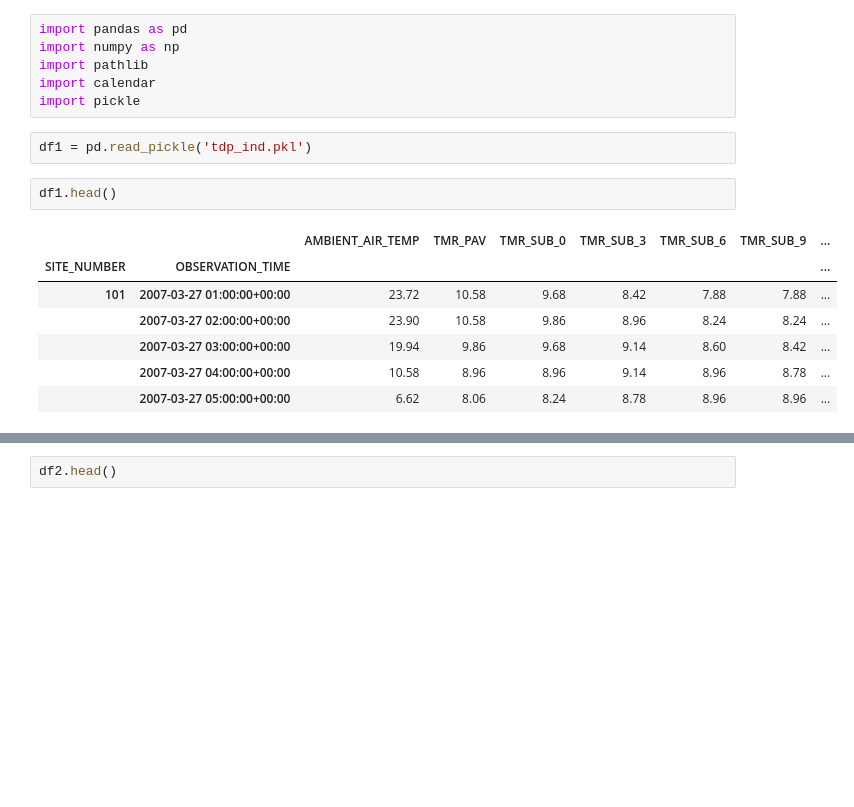
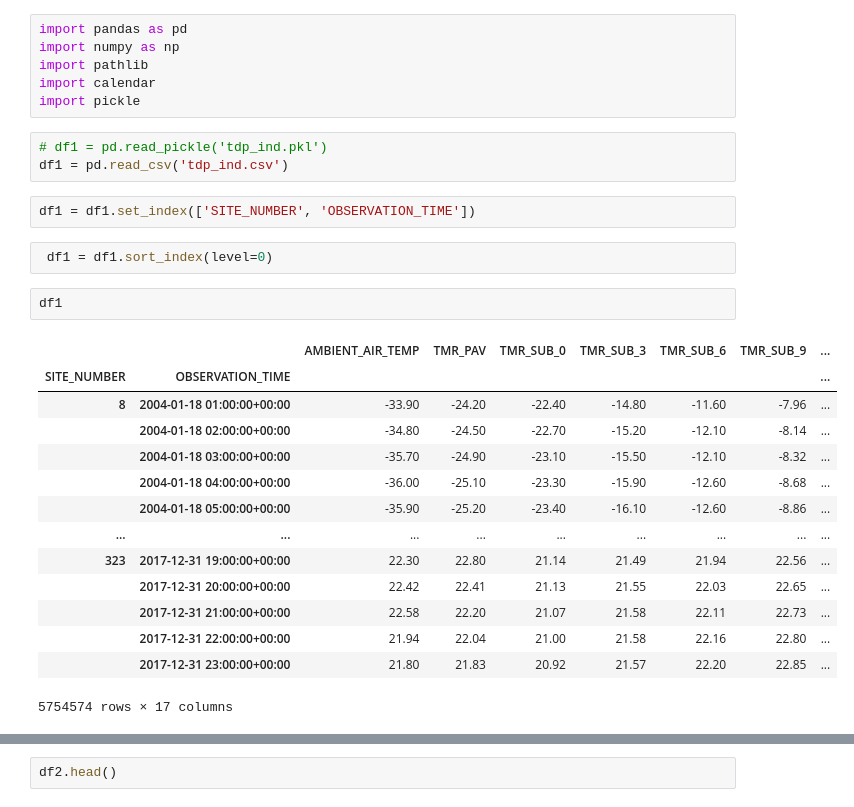
Before and after one commit to erikjamesmason/Temperature_Data_Probe_2, a Jupyter notebook: tdp_ind2.ipynb, the cells around one changed output, grey strips where cells are left out. Cells and saved outputs as stored; diff of their text form; blank space fills up the shorter version.

Commit message:
indexing practice csv vs pkl

```diff
--- a/tdp_ind2.ipynb
+++ b/tdp_ind2.ipynb
@@ -5,17 +5,29 @@ import pathlib
 import calendar
 import pickle
 # %%
-df1 = pd.read_pickle('tdp_ind.pkl')
+# df1 = pd.read_pickle('tdp_ind.pkl')
+df1 = pd.read_csv('tdp_ind.csv')
+# %%
+df1 = df1.set_index(['SITE_NUMBER', 'OBSERVATION_TIME'])
+# %%
+ df1 = df1.sort_index(level=0)
 # %%
-df1.head()
+df1
 # %% [output]
 |  |  | AMBIENT_AIR_TEMP | TMR_PAV | TMR_SUB_0 | TMR_SUB_3 | TMR_SUB_6 | TMR_SUB_9 | ... |
 | SITE_NUMBER | OBSERVATION_TIME |  |  |  |  |  |  | ... |
-| 101 | 2007-03-27 01:00:00+00:00 | 23.72 | 10.58 | 9.68 | 8.42 | 7.88 | 7.88 | ... |
-|  | 2007-03-27 02:00:00+00:00 | 23.90 | 10.58 | 9.86 | 8.96 | 8.24 | 8.24 | ... |
-|  | 2007-03-27 03:00:00+00:00 | 19.94 | 9.86 | 9.68 | 9.14 | 8.60 | 8.42 | ... |
-|  | 2007-03-27 04:00:00+00:00 | 10.58 | 8.96 | 8.96 | 9.14 | 8.96 | 8.78 | ... |
-|  | 2007-03-27 05:00:00+00:00 | 6.62 | 8.06 | 8.24 | 8.78 | 8.96 | 8.96 | ... |
+| 8 | 2004-01-18 01:00:00+00:00 | -33.90 | -24.20 | -22.40 | -14.80 | -11.60 | -7.96 | ... |
+|  | 2004-01-18 02:00:00+00:00 | -34.80 | -24.50 | -22.70 | -15.20 | -12.10 | -8.14 | ... |
+|  | 2004-01-18 03:00:00+00:00 | -35.70 | -24.90 | -23.10 | -15.50 | -12.10 | -8.32 | ... |
+|  | 2004-01-18 04:00:00+00:00 | -36.00 | -25.10 | -23.30 | -15.90 | -12.60 | -8.68 | ... |
+|  | 2004-01-18 05:00:00+00:00 | -35.90 | -25.20 | -23.40 | -16.10 | -12.60 | -8.86 | ... |
+| ... | ... | ... | ... | ... | ... | ... | ... | ... |
+| 323 | 2017-12-31 19:00:00+00:00 | 22.30 | 22.80 | 21.14 | 21.49 | 21.94 | 22.56 | ... |
+|  | 2017-12-31 20:00:00+00:00 | 22.42 | 22.41 | 21.13 | 21.55 | 22.03 | 22.65 | ... |
+|  | 2017-12-31 21:00:00+00:00 | 22.58 | 22.20 | 21.07 | 21.58 | 22.11 | 22.73 | ... |
+|  | 2017-12-31 22:00:00+00:00 | 21.94 | 22.04 | 21.00 | 21.58 | 22.16 | 22.80 | ... |
+|  | 2017-12-31 23:00:00+00:00 | 21.80 | 21.83 | 20.92 | 21.57 | 22.20 | 22.85 | ... |
+5754574 rows × 17 columns
 # %%
 df1.info()
 # %% [output]
```
Also changed, not shown: parts of 11 cells of this notebook, 1 other file.
